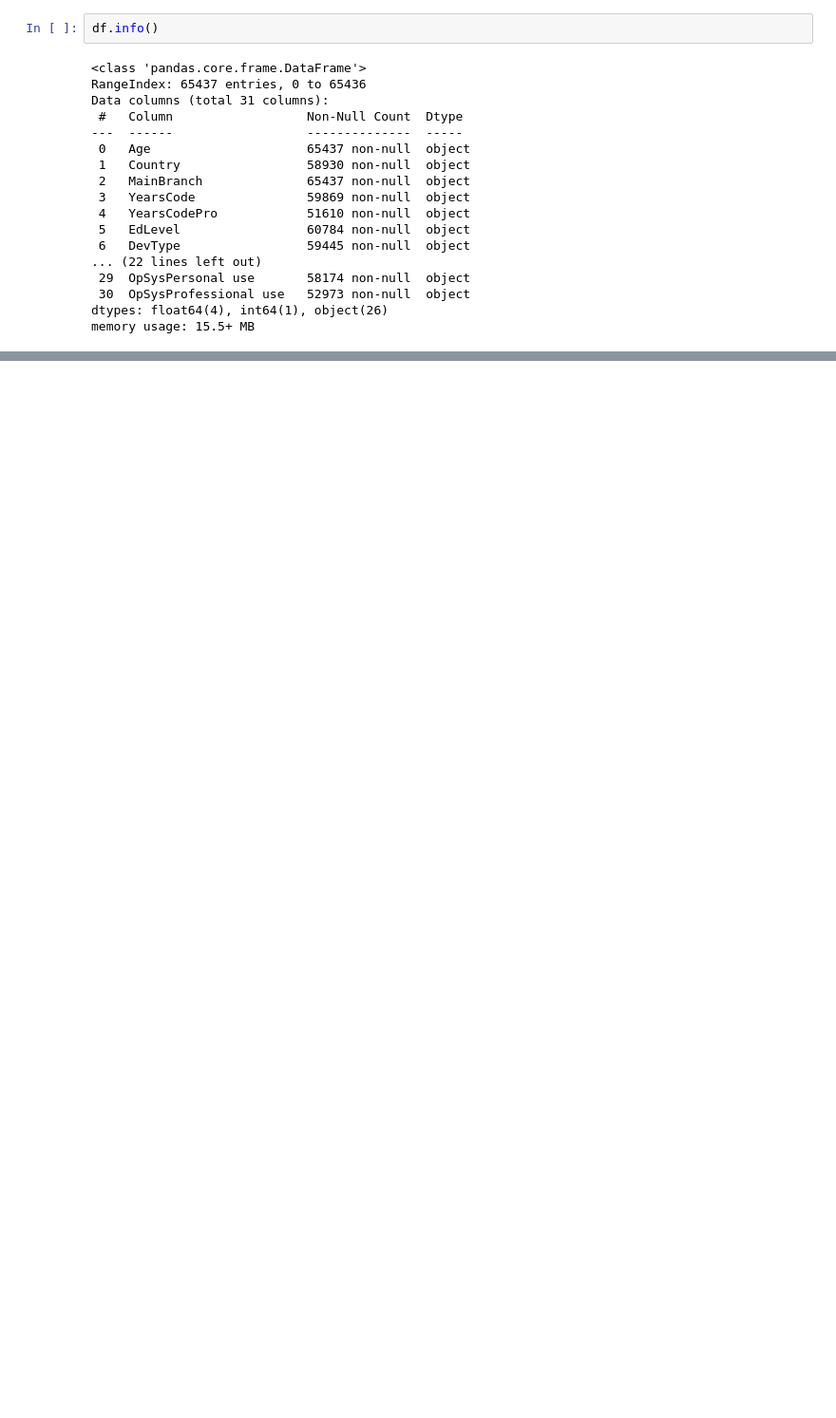
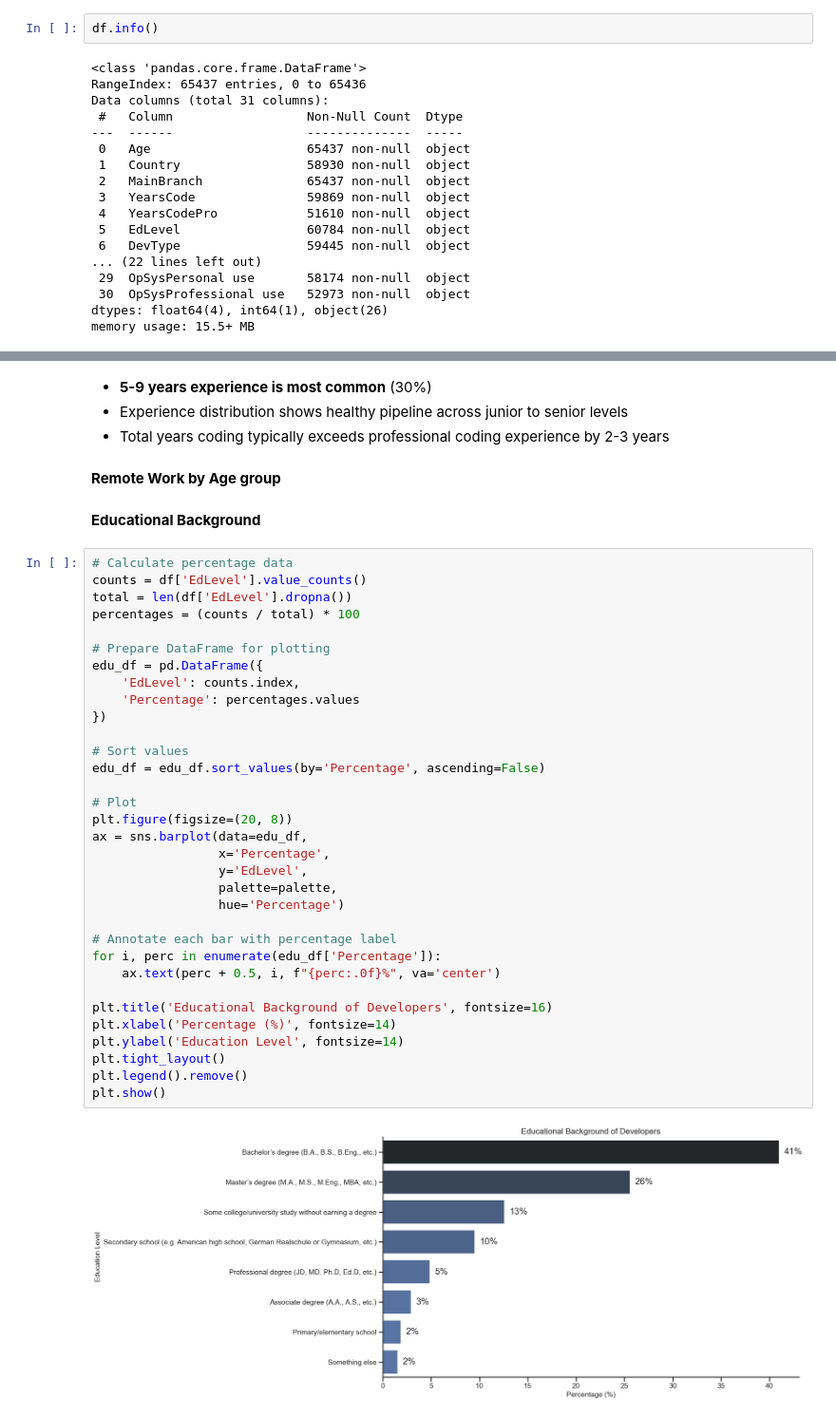
Before and after one commit to codeandcharts/stackoverflow_survey_clean_24, a Jupyter notebook: notebook/stack_overflow_eda.ipynb, the cells around one changed output, grey strips where cells are left out. Shown at 95% size. Saved outputs shown, nothing was run; the diff lists cells and outputs as text; blank space fills up the shorter version.

```diff
--- a/notebook/stack_overflow_eda.ipynb
+++ b/notebook/stack_overflow_eda.ipynb
@@ -1096,0 +350,44 @@ This analysis provides valuable insights for developers, employers, educators, a
+# %% [markdown]
+- **5-9 years experience is most common** (30%)
+- Experience distribution shows healthy pipeline across junior to senior levels
+- Total years coding typically exceeds professional coding experience by 2-3 years
+# %% [markdown]
+**Remote Work by Age group**
+# %% [markdown]
+
+**Educational Background**
+# %%
+# Calculate percentage data
+counts = df['EdLevel'].value_counts()
+total = len(df['EdLevel'].dropna())
+percentages = (counts / total) * 100
+
+# Prepare DataFrame for plotting
+edu_df = pd.DataFrame({
+    'EdLevel': counts.index,
+    'Percentage': percentages.values
+})
+
+# Sort values
+edu_df = edu_df.sort_values(by='Percentage', ascending=False)
+
+# Plot
+plt.figure(figsize=(20, 8))
+ax = sns.barplot(data=edu_df,
+                 x='Percentage',
+                 y='EdLevel',
+                 palette=palette,
+                 hue='Percentage')
+
+# Annotate each bar with percentage label
+for i, perc in enumerate(edu_df['Percentage']):
+    ax.text(perc + 0.5, i, f"{perc:.0f}%", va='center')
+
+plt.title('Educational Background of Developers', fontsize=16)
+plt.xlabel('Percentage (%)', fontsize=14)
+plt.ylabel('Education Level', fontsize=14)
+plt.tight_layout()
+plt.legend().remove()
+plt.show()
+# %% [output]
+[figure, added]
```
Also changed, not shown: parts of 199 cells of this notebook, 57 other files.
